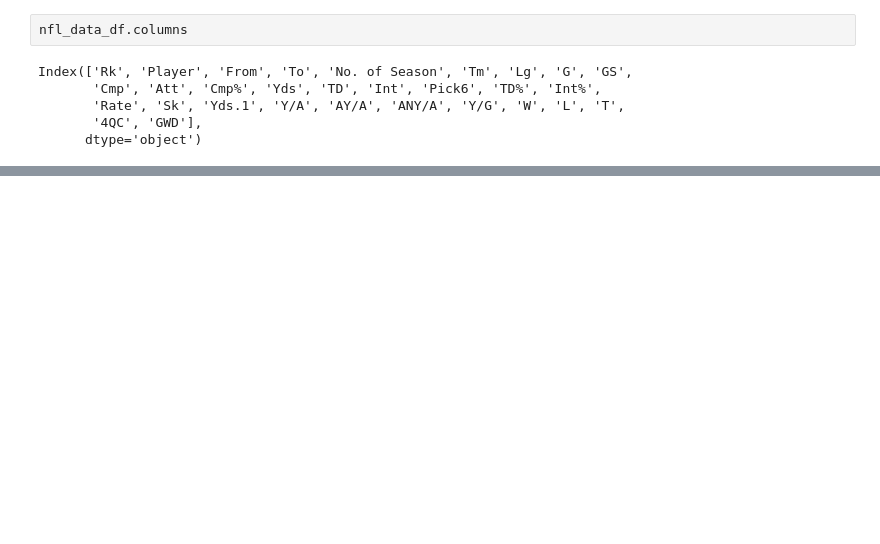
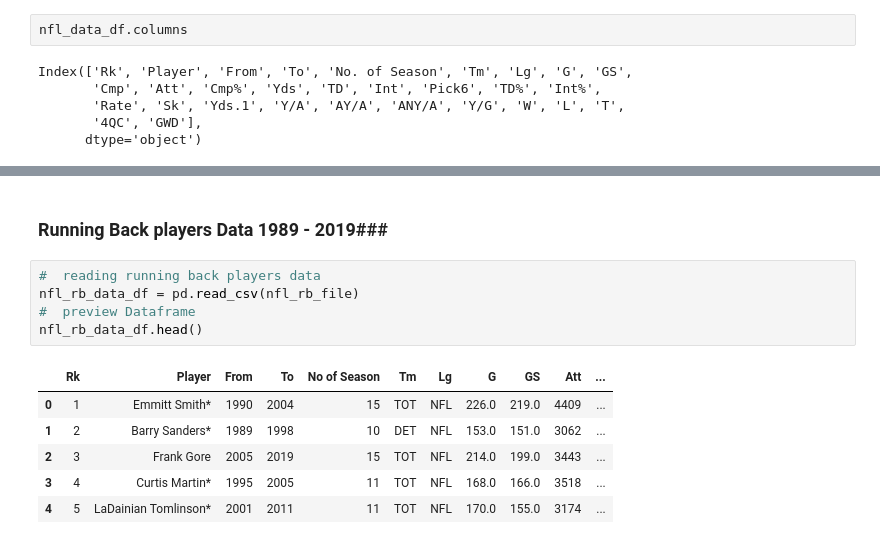
Before and after one commit to ankitapatel9/NFL-project, a Jupyter notebook: NFL-QB.ipynb, the cells around one changed output, grey strips where cells are left out. Cells and saved outputs as stored; diff of their text form; blank space fills up the shorter version.

```diff
--- a/NFL-QB.ipynb
+++ b/NFL-QB.ipynb
@@ -69,0 +127,14 @@ trial_data['No. of Season'].median()
+# %% [markdown]
+### Running Back players Data  1989 - 2019###
+# %%
+#  reading running back players data
+nfl_rb_data_df = pd.read_csv(nfl_rb_file)
+#  preview Dataframe
+nfl_rb_data_df.head()
+# %% [output]
+|  | Rk | Player | From | To | No of Season | Tm | Lg | G | GS | Att | ... |
+| 0 | 1 | Emmitt Smith* | 1990 | 2004 | 15 | TOT | NFL | 226.0 | 219.0 | 4409 | ... |
+| 1 | 2 | Barry Sanders* | 1989 | 1998 | 10 | DET | NFL | 153.0 | 151.0 | 3062 | ... |
+| 2 | 3 | Frank Gore | 2005 | 2019 | 15 | TOT | NFL | 214.0 | 199.0 | 3443 | ... |
+| 3 | 4 | Curtis Martin* | 1995 | 2005 | 11 | TOT | NFL | 168.0 | 166.0 | 3518 | ... |
+| 4 | 5 | LaDainian Tomlinson* | 2001 | 2011 | 11 | TOT | NFL | 170.0 | 155.0 | 3174 | ... |
```
Also changed, not shown: parts of 51 cells of this notebook, 3 other files.
